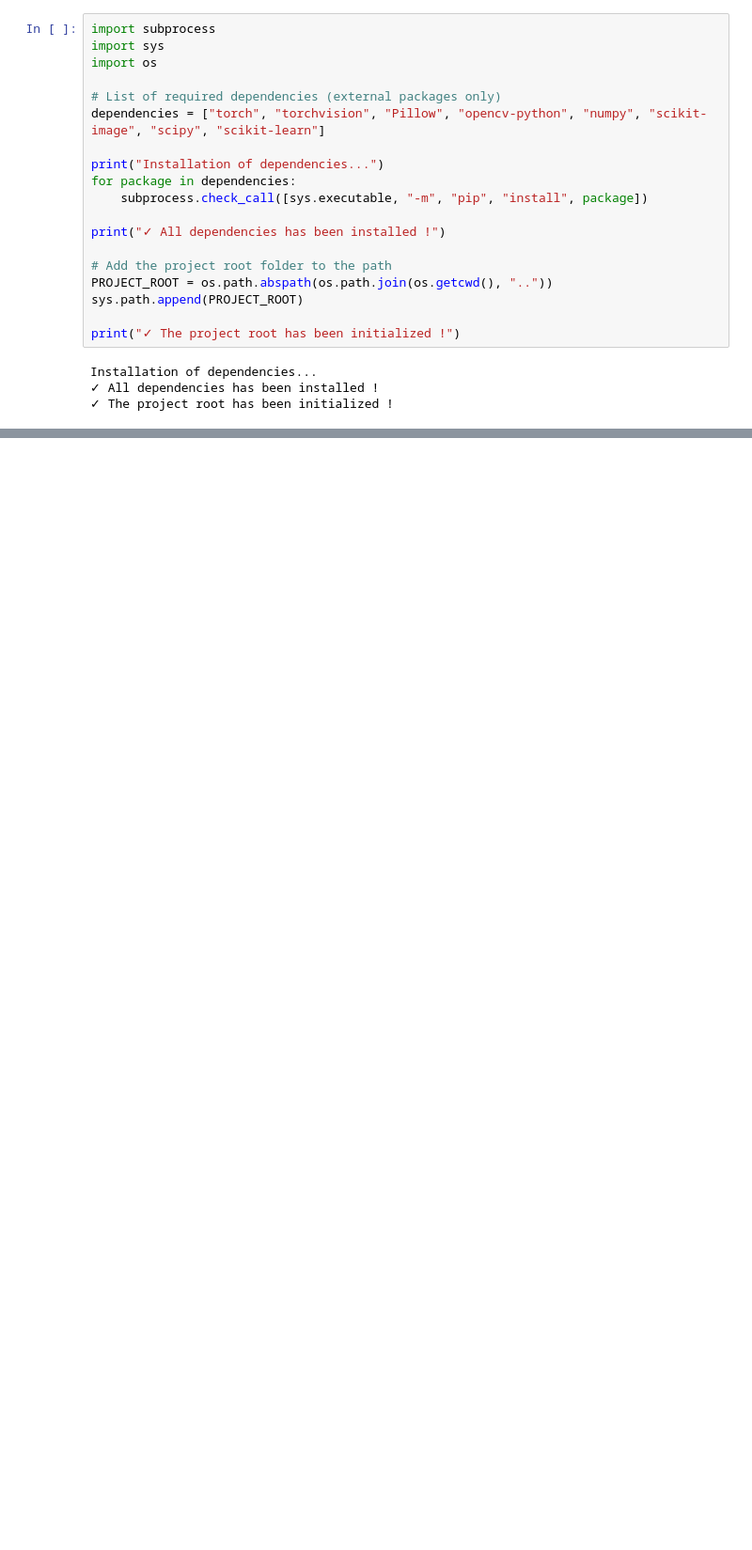
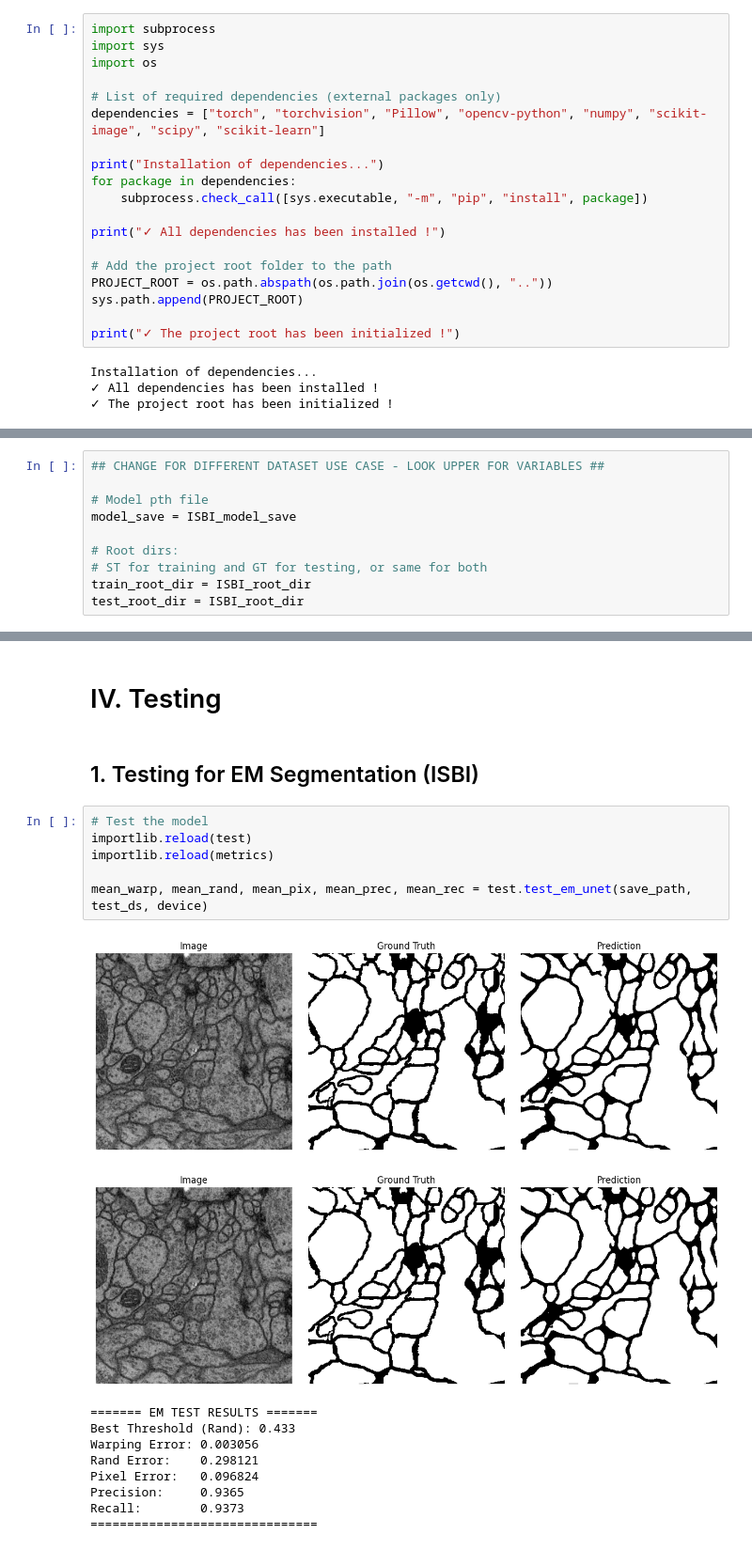
Before and after one commit to A0404/MLA_UNet, a Jupyter notebook: notebooks/notebook.ipynb, the cells around one changed output, grey strips where cells are left out. Shown at 94% size. Drawn from its saved outputs; the diff is of its cells as text; blank space fills up the shorter version.

```diff
--- a/notebooks/notebook.ipynb
+++ b/notebooks/notebook.ipynb
@@ -390,0 +80,10 @@ FileNotFoundError: [Errno 2] No such file or directory: 'd:\\Documents #\\5e Ann
+# %%
+## CHANGE FOR DIFFERENT DATASET USE CASE - LOOK UPPER FOR VARIABLES ##
+
+# Model pth file
+model_save = ISBI_model_save
+
+# Root dirs:
+# ST for training and GT for testing, or same for both
+train_root_dir = ISBI_root_dir
+test_root_dir = ISBI_root_dir
@@ -390,0 +159,21 @@ FileNotFoundError: [Errno 2] No such file or directory: 'd:\\Documents #\\5e Ann
+# %% [markdown]
+# IV. Testing
+# %% [markdown]
+## 1. Testing for EM Segmentation (ISBI)
+# %%
+# Test the model
+importlib.reload(test)
+importlib.reload(metrics)
+
+mean_warp, mean_rand, mean_pix, mean_prec, mean_rec = test.test_em_unet(save_path, test_ds, device)
+# %% [output]
+[figure, added]
+[figure, added]
+======= EM TEST RESULTS =======
+Best Threshold (Rand): 0.433
+Warping Error: 0.003056
+Rand Error:    0.298121
+Pixel Error:   0.096824
+Precision:     0.9365
+Recall:        0.9373
+===============================
```
Also changed, not shown: parts of 41 cells of this notebook, 32 other files.
